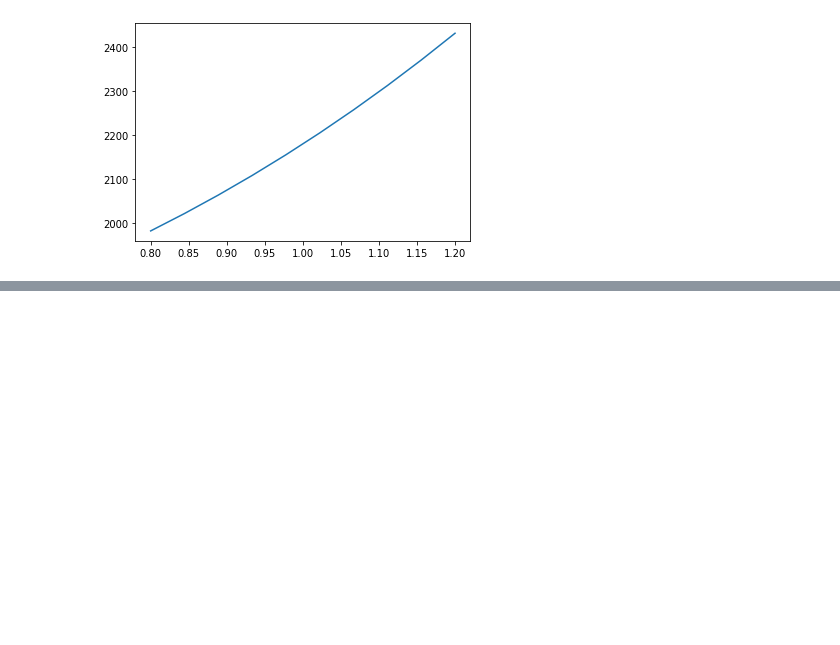
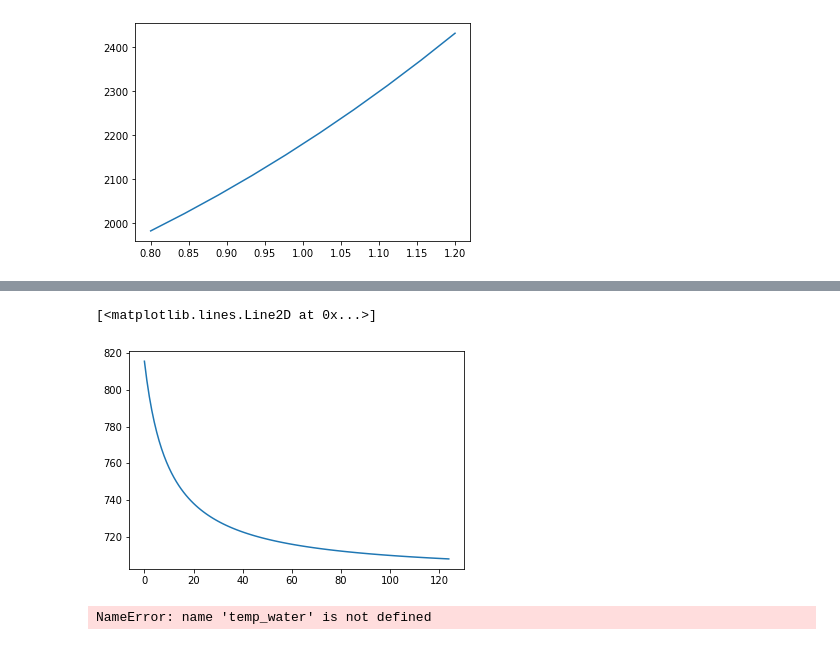
Before and after one commit to gtherin/aplast, a Jupyter notebook: notebooks/freediving.ipynb, the cells around one changed output, grey strips where cells are left out. Saved outputs shown, nothing was run; the diff lists cells and outputs as text; code cells hidden in the pictures; blank space fills up the shorter version.

```diff
--- a/notebooks/freediving.ipynb
+++ b/notebooks/freediving.ipynb
@@ -194,0 +331,18 @@ d.get_total_work(variable="speed_factor").plot()
+# %%
+plt.plot(depths, get_force_archimede(depths))
+# %% [output]
+[<matplotlib.lines.Line2D at 0x...>]
+[figure, added]
+# %%
+# H en  W / K
+# Need to estimate the energy loss by thermal deperdition
+power_thermal = (37 - temp_water) / (1. / (conduct_skin:=30) + 1. / (conduct_neo:=40) + 1. / (conduct_water:=70))
+# Maybe Guillaume Nery is doing some pushs to generate thermal energy
+
+
+#et pour la surface environ 20000cm²
+
+power_thermal = surface_body * (37 - (temp_water:=10)) / (1. / (conduct_skin:=30) + 1. / (conduct_neo:=40) + 1. / (conduct_water:=70))
+power_thermal
+# %% [output]
+NameError: name 'temp_water' is not defined
```
Also changed, not shown: parts of 2 cells of this notebook.
